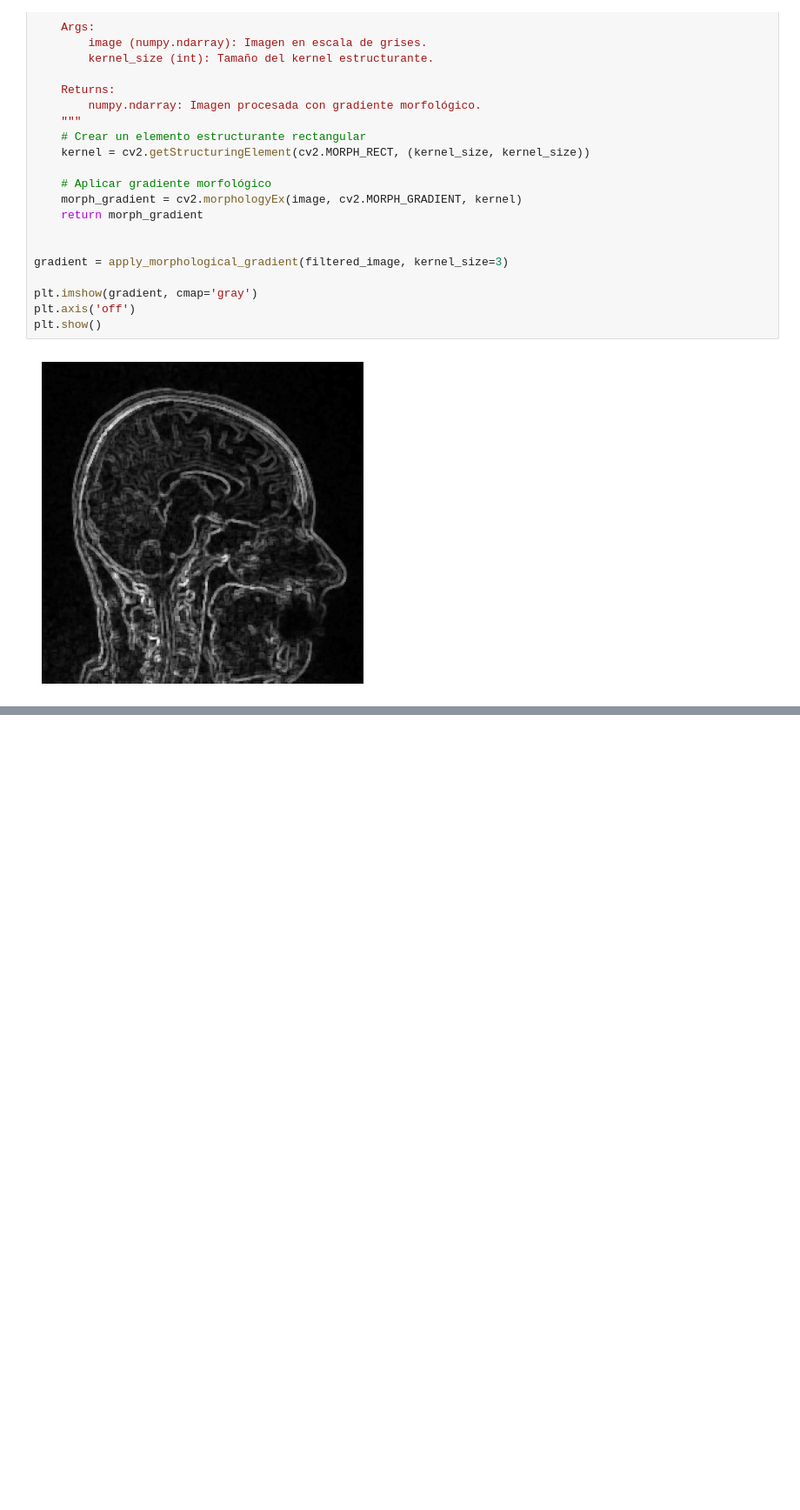
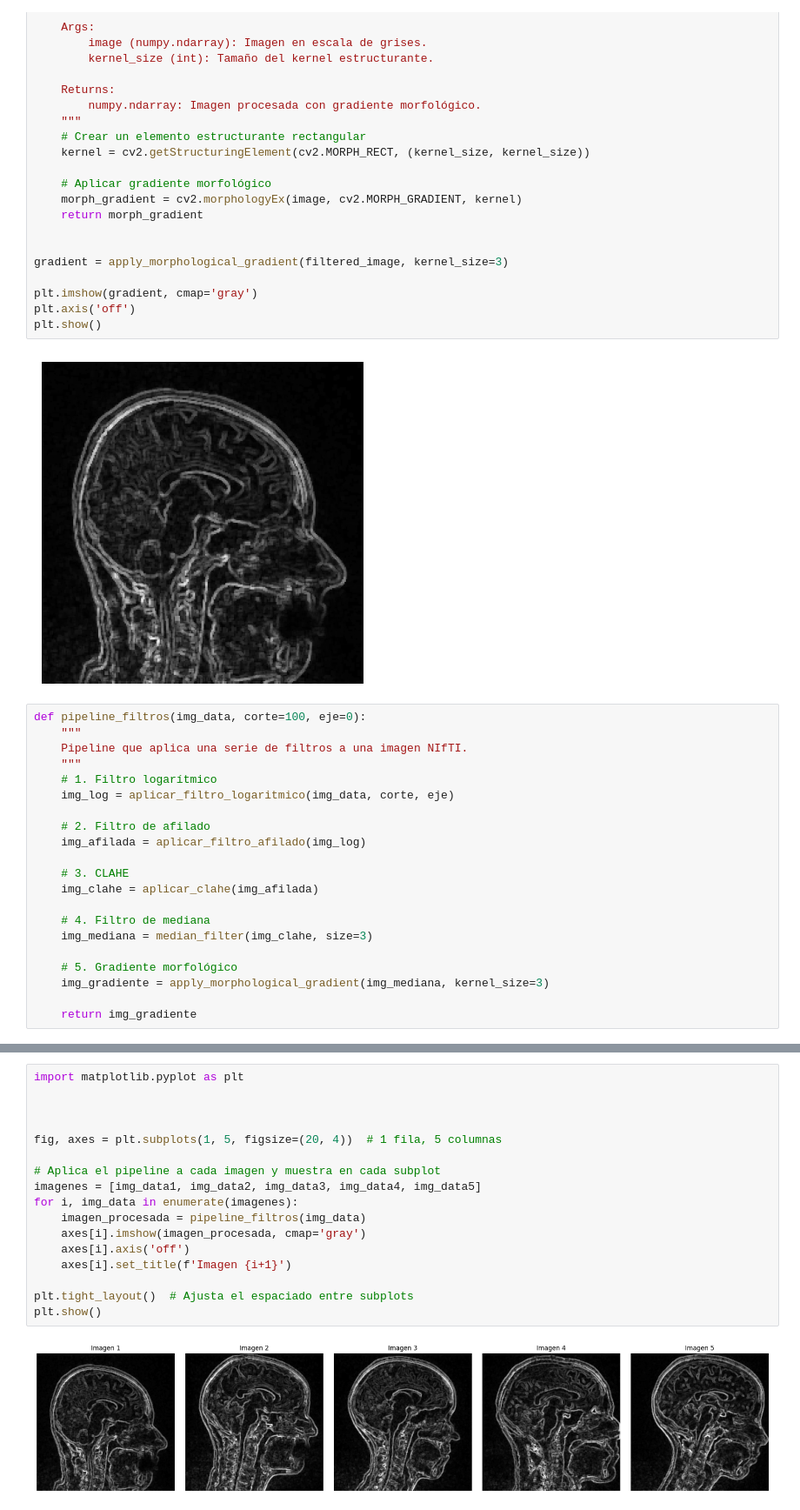
Before and after one commit to mitch222/Procesamiento-de-imagenes, a Jupyter notebook: scr/C3-Pinochet-Procesamiento de Neuroimágenes.ipynb, the cells around one changed output, grey strips where cells are left out. Shown at 87% size. Cells and saved outputs as stored; diff of their text form; blank space fills up the shorter version.

```diff
--- a/scr/C3-Pinochet-Procesamiento de Neuroimágenes.ipynb
+++ b/scr/C3-Pinochet-Procesamiento de Neuroimágenes.ipynb
@@ -243,3 +243,24 @@ plt.axis('off')
 plt.show()
 # %% [output]
 [figure]
+# %%
+def pipeline_filtros(img_data, corte=100, eje=0):
+    """
+    Pipeline que aplica una serie de filtros a una imagen NIfTI.
+    """
+    # 1. Filtro logarítmico
+    img_log = aplicar_filtro_logaritmico(img_data, corte, eje)
+
+    # 2. Filtro de afilado
+    img_afilada = aplicar_filtro_afilado(img_log)
+
+    # 3. CLAHE
+    img_clahe = aplicar_clahe(img_afilada)
+
+    # 4. Filtro de mediana
+    img_mediana = median_filter(img_clahe, size=3)
+
+    # 5. Gradiente morfológico
+    img_gradiente = apply_morphological_gradient(img_mediana, kernel_size=3)
+
+    return img_gradiente
@@ -245,0 +269,19 @@ plt.show()
+# %%
+import matplotlib.pyplot as plt
+
+
+
+fig, axes = plt.subplots(1, 5, figsize=(20, 4))  # 1 fila, 5 columnas
+
+# Aplica el pipeline a cada imagen y muestra en cada subplot
+imagenes = [img_data1, img_data2, img_data3, img_data4, img_data5]
+for i, img_data in enumerate(imagenes):
+    imagen_procesada = pipeline_filtros(img_data)
+    axes[i].imshow(imagen_procesada, cmap='gray')
+    axes[i].axis('off')
+    axes[i].set_title(f'Imagen {i+1}')
+
+plt.tight_layout()  # Ajusta el espaciado entre subplots
+plt.show()
+# %% [output]
+[figure, added]
```
Also changed, not shown: parts of 3 cells of this notebook.
